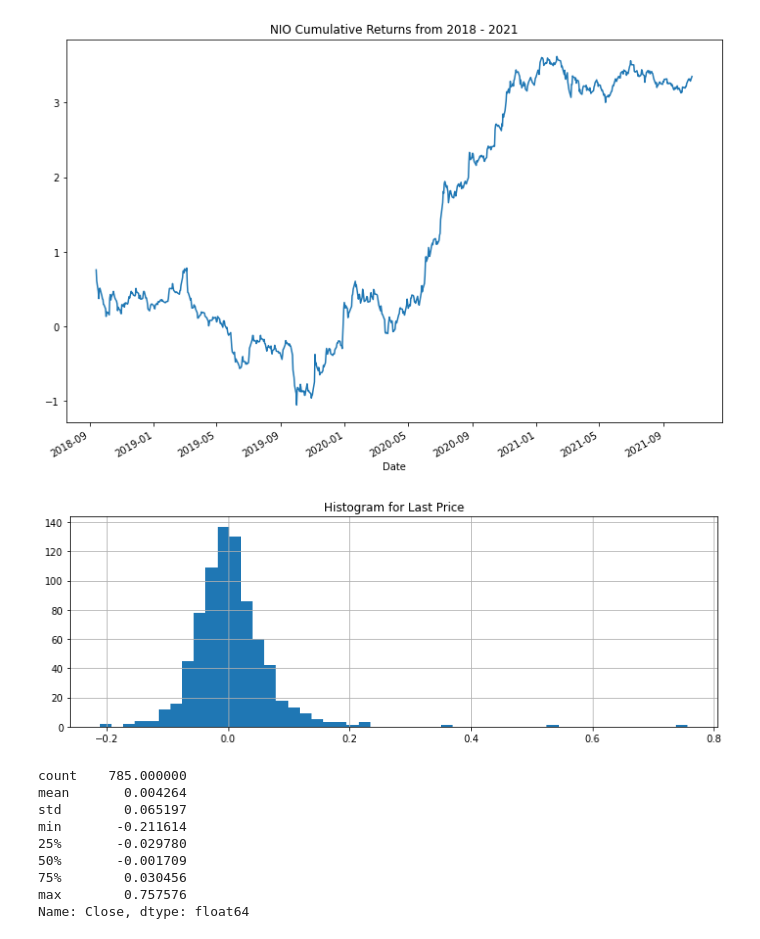
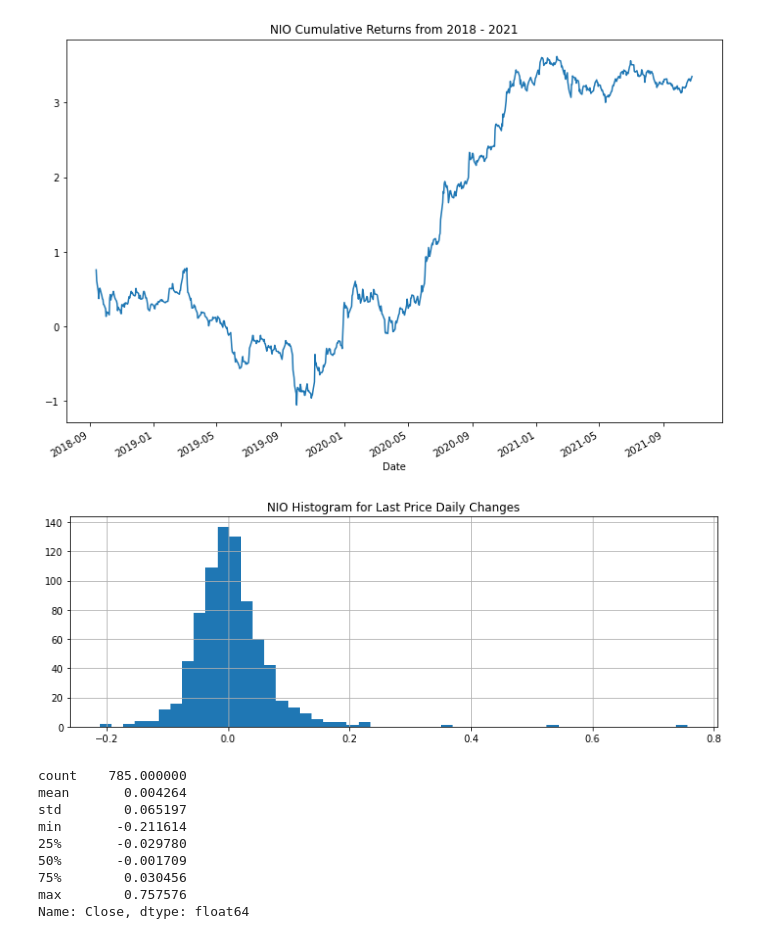
Before and after one commit to AbdullahBera/EV-Stock-Analysis, a Jupyter notebook: NIO Stock.ipynb, the cells around one changed output. Cells and saved outputs as stored; diff of their text form; code cells hidden in the pictures.

```diff
--- a/NIO Stock.ipynb
+++ b/NIO Stock.ipynb
@@ -93,9 +107,9 @@ plt.title("NIO Cumulative Returns from 2018 - 2021");
 # %%
 daily_changes.hist(bins = 50 , figsize = (12, 4))
 
-plt.title("Histogram for Last Price");
+plt.title("NIO Histogram for Last Price Daily Changes");
 # %% [output]
-[figure, old version]
+[figure, new version]
 # %%
 daily_changes.describe()
 # %% [output]
```
Also changed, not shown: parts of 2 cells of this notebook, 3 other files.
